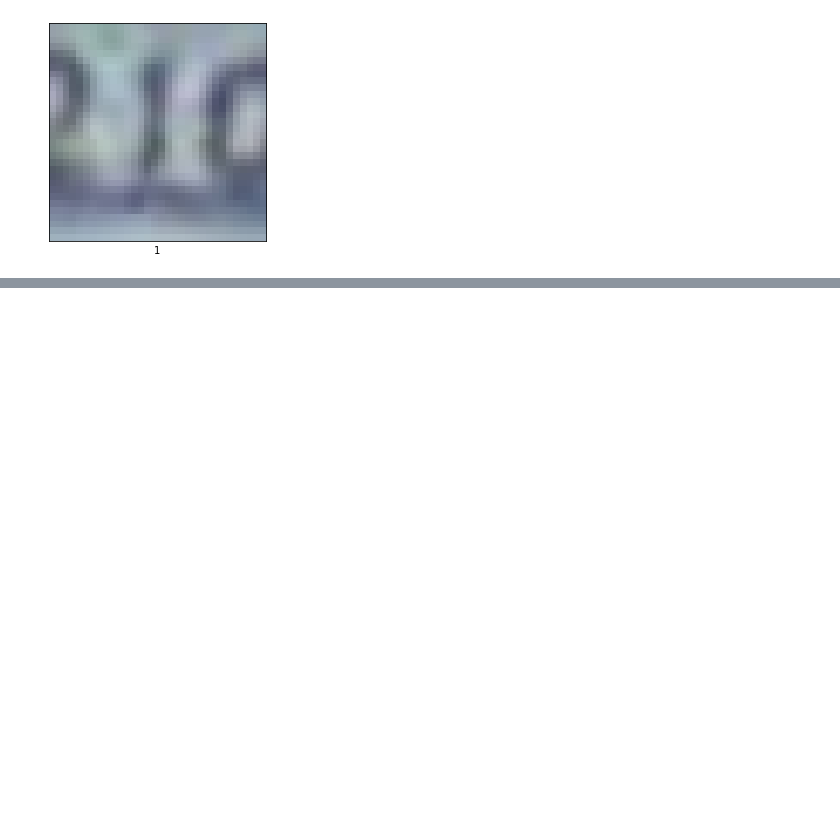
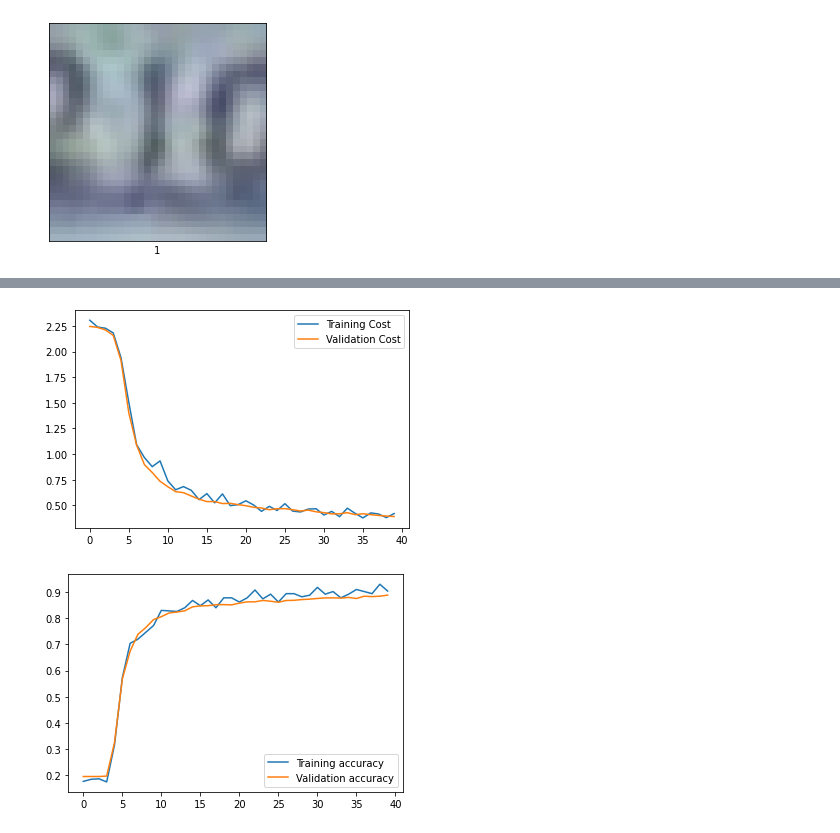
Before and after one commit to MohammadRaziei/Deep-Learning-Cource, a Jupyter notebook: HW03/Q5/HW03_Q5.ipynb, the cells around one changed output, grey strips where cells are left out. Saved outputs shown, nothing was run; the diff lists cells and outputs as text; code cells hidden in the pictures; blank space fills up the shorter version.

```diff
--- a/HW03/Q5/HW03_Q5.ipynb
+++ b/HW03/Q5/HW03_Q5.ipynb
@@ -210,0 +104,3 @@ plt.show()
+# %%
+device = get_default_device()
+device
@@ -210,0 +110,28 @@ plt.show()
+# %%
+class CnnModel(nn.Module):
+  def __init__(self, size, K):
+    super(CnnModel, self).__init__()
+    # define the layers
+    # Input channels = 3, output channels = 20, filter size = (5,5)
+    # padding=0 (valid mode), padding=4 (full mode), padding=2 (same mode)
+    self.conv1 = nn.Conv2d(3, 20, kernel_size=5, stride=1, padding=2)
+    self.conv2 = nn.Conv2d(20, 50, kernel_size=5, stride=1, padding=2)
+    self.pool = nn.MaxPool2d(kernel_size=2, stride=2)
+    # self.linear1 = nn.Linear(4900, size)
+    self.linear1 = nn.Linear(50*8*8, size)
+    self.linear2 = nn.Linear(size, K)
+    self.dropout = nn.Dropout(0.25)
+
+  def forward(self, x):
+    x = to_device(x, device)
+    x = self.pool(F.relu(self.conv1(x)))
+    x = self.pool(F.relu(self.conv2(x)))
+    # x = x.view(-1, 4900) ## reshaping
+    x = x.view(-1, 50*8*8) ## reshaping
+    x = self.dropout(x)
+    x = F.relu(self.linear1(x))
+    x = self.dropout(x)
+    x = self.linear2(x)
+    return x
+    # Note: no final softmax!
+    # just like Tensorflow, it's included in cross-entropy function
@@ -210,0 +254,3 @@ plt.show()
+# %%
+model = CnnModel(size=500, K=10)
+model = to_device(model, device)
@@ -211,4 +277,3 @@ plt.show()
 # %%
-
-model = CNN(500)
+model = FitModel(model)
 model.fit(Xtrain, Ytrain, Xtest, Ytest)
@@ -214,0 +298,5 @@ model.fit(Xtrain, Ytrain, Xtest, Ytest)
+# %%
+model.plot_result()
+# %% [output]
+[figure, added]
+[figure, added]
```
Also changed, not shown: parts of 19 cells of this notebook.
